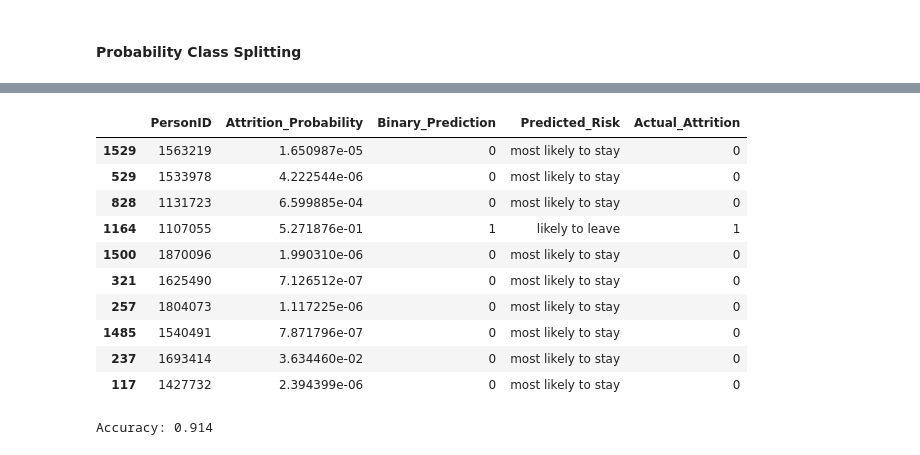
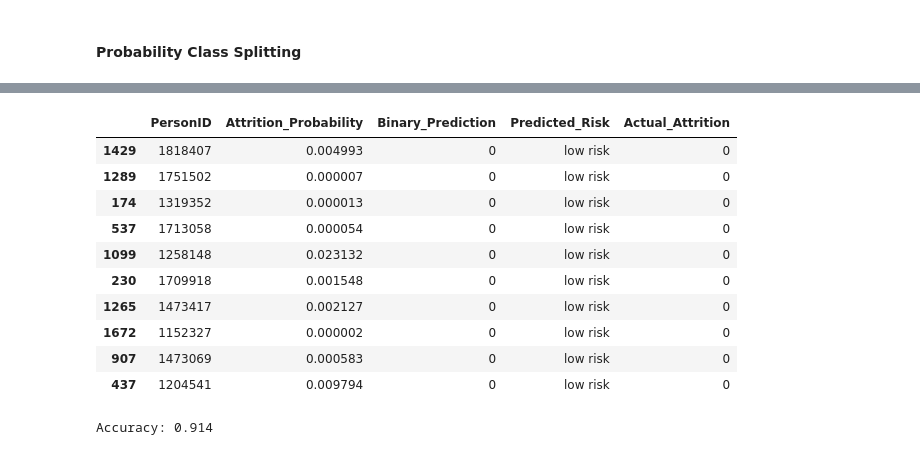
Before and after one commit to Kovindu555/Employee-Attrition-Multiclass-Prediction, a Jupyter notebook: model_training.ipynb, the cells around one changed output, grey strips where cells are left out. Saved outputs shown, nothing was run; the diff lists cells and outputs as text; code cells hidden in the pictures.

```diff
--- a/model_training.ipynb
+++ b/model_training.ipynb
@@ -521,3 +521,9 @@ test_set.head()
 | 107 | 25 | 1.0 | 240 | 5 | 3 | 3 | 3 | ... |
 | 1639 | 29 | 1.0 | 352 | 6 | 1 | 2 | 4 | ... |
 5 rows × 35 columns
+# %%
+# dataset with EmployeeID
+empid_test_set = pd.concat([EmployeeID_safe, test_set], axis=1)
+del EmployeeID_safe
+display(empid_test_set.shape)
+empid_test_set.head()
@@ -904,10 +924,10 @@ Test set ROC-AUC: 0.92
 # %%
 def risk_pred(p):
     if (p < 0.25):
-        return 'most likely to stay'
+        return 'low risk'
     elif (p >= 0.25 and p < 0.50):
-        return 'likely to stay'
+        return 'medium risk'
     elif (p >= 0.50 and p < 0.75):
-        return 'likely to leave'
+        return 'high risk'
     else:
-        return 'most likely to leave'
+        return 'critical risk'
@@ -930,27 +935,29 @@ EmployeeID_dataset.head()
 # turning prpobability to binary
 y_pred_binary = (y_test_proba >= 0.5).astype(int)
 # %%
-results = pd.DataFrame({
-    'PersonID': EmployeeID_dataset['EmployeeID'],
-    'Attrition_Probability': y_test_proba,
-    'Binary_Prediction': y_pred_binary,
-    'Predicted_Risk': [risk_pred(p) for p in y_test_proba],
-    'Actual_Attrition': y_test.values
-})
+def results(y_test_proba, y_pred_binary):
+    results = pd.DataFrame({
+        'PersonID': empid_test_set['EmployeeID'],
+        'Attrition_Probability': y_test_proba,
+        'Binary_Prediction': y_pred_binary,
+        'Predicted_Risk': [risk_pred(p) for p in y_test_proba],
+        'Actual_Attrition': y_test.values
+    })
+    return results.sample(10)
 # %%
-results.sample(10)
+results(y_test_proba, y_pred_binary)
 # %% [output]
 |  | PersonID | Attrition_Probability | Binary_Prediction | Predicted_Risk | Actual_Attrition |
-| 1529 | 1563219 | 1.650987e-05 | 0 | most likely to stay | 0 |
-| 529 | 1533978 | 4.222544e-06 | 0 | most likely to stay | 0 |
-| 828 | 1131723 | 6.599885e-04 | 0 | most likely to stay | 0 |
-| 1164 | 1107055 | 5.271876e-01 | 1 | likely to leave | 1 |
-| 1500 | 1870096 | 1.990310e-06 | 0 | most likely to stay | 0 |
-| 321 | 1625490 | 7.126512e-07 | 0 | most likely to stay | 0 |
-| 257 | 1804073 | 1.117225e-06 | 0 | most likely to stay | 0 |
-| 1485 | 1540491 | 7.871796e-07 | 0 | most likely to stay | 0 |
-| 237 | 1693414 | 3.634460e-02 | 0 | most likely to stay | 0 |
-| 117 | 1427732 | 2.394399e-06 | 0 | most likely to stay | 0 |
+| 1429 | 1818407 | 0.004993 | 0 | low risk | 0 |
+| 1289 | 1751502 | 0.000007 | 0 | low risk | 0 |
+| 174 | 1319352 | 0.000013 | 0 | low risk | 0 |
+| 537 | 1713058 | 0.000054 | 0 | low risk | 0 |
+| 1099 | 1258148 | 0.023132 | 0 | low risk | 0 |
+| 230 | 1709918 | 0.001548 | 0 | low risk | 0 |
+| 1265 | 1473417 | 0.002127 | 0 | low risk | 0 |
+| 1672 | 1152327 | 0.000002 | 0 | low risk | 0 |
+| 907 | 1473069 | 0.000583 | 0 | low risk | 0 |
+| 437 | 1204541 | 0.009794 | 0 | low risk | 0 |
 # %%
 from sklearn.metrics import accuracy_score
 # %%
```
Also changed, not shown: parts of 46 cells of this notebook.
